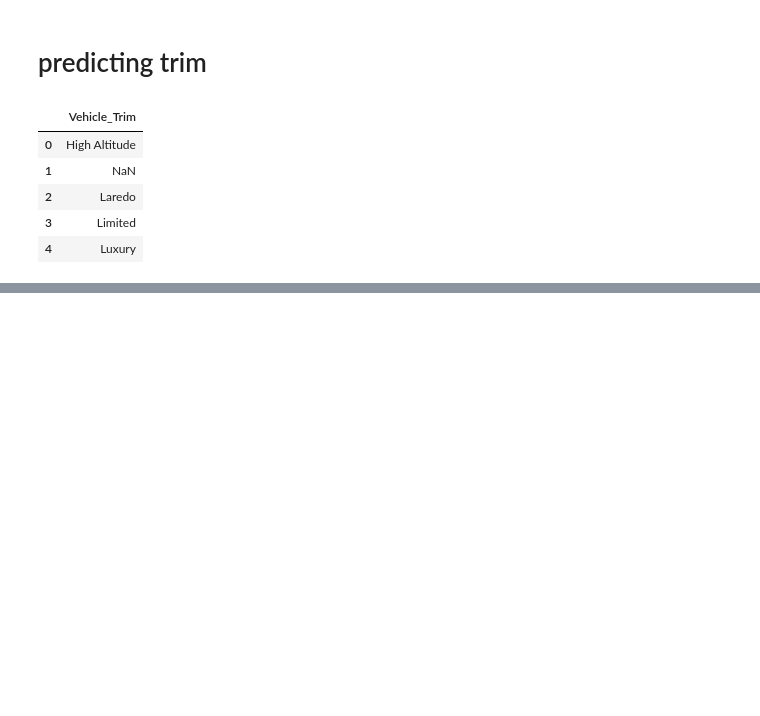
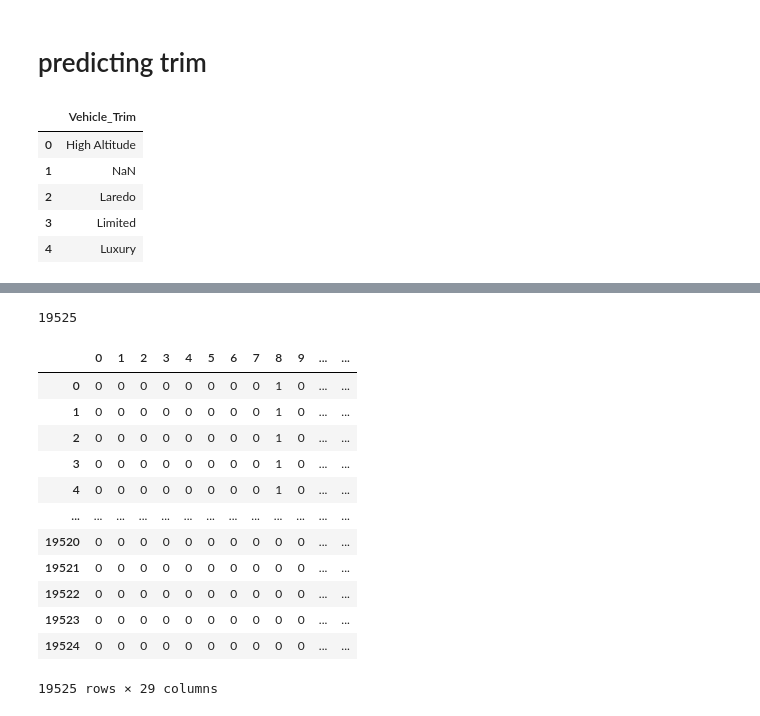
Before and after one commit to dtersegno/boeingds, a Jupyter notebook: notebooks/3_model.ipynb, the cells around one changed output, grey strips where cells are left out. Drawn from its saved outputs; the diff is of its cells as text; code cells hidden in the pictures; blank space fills up the shorter version.

```diff
--- a/notebooks/3_model.ipynb
+++ b/notebooks/3_model.ipynb
@@ -162 +206,5 @@ trims = train_trims.columns
+# %%
+len(newdf)
+# %% [output]
+19525
 # %%
@@ -172,0 +226,16 @@ model.compile(optimizer = 'adam', loss='categorical_crossentropy', metrics = ['a
+# %%
+y
+# %% [output]
+|  | 0 | 1 | 2 | 3 | 4 | 5 | 6 | 7 | 8 | 9 | ... | ... |
+| 0 | 0 | 0 | 0 | 0 | 0 | 0 | 0 | 0 | 1 | 0 | ... | ... |
+| 1 | 0 | 0 | 0 | 0 | 0 | 0 | 0 | 0 | 1 | 0 | ... | ... |
+| 2 | 0 | 0 | 0 | 0 | 0 | 0 | 0 | 0 | 1 | 0 | ... | ... |
+| 3 | 0 | 0 | 0 | 0 | 0 | 0 | 0 | 0 | 1 | 0 | ... | ... |
+| 4 | 0 | 0 | 0 | 0 | 0 | 0 | 0 | 0 | 1 | 0 | ... | ... |
+| ... | ... | ... | ... | ... | ... | ... | ... | ... | ... | ... | ... | ... |
+| 19520 | 0 | 0 | 0 | 0 | 0 | 0 | 0 | 0 | 0 | 0 | ... | ... |
+| 19521 | 0 | 0 | 0 | 0 | 0 | 0 | 0 | 0 | 0 | 0 | ... | ... |
+| 19522 | 0 | 0 | 0 | 0 | 0 | 0 | 0 | 0 | 0 | 0 | ... | ... |
+| 19523 | 0 | 0 | 0 | 0 | 0 | 0 | 0 | 0 | 0 | 0 | ... | ... |
+| 19524 | 0 | 0 | 0 | 0 | 0 | 0 | 0 | 0 | 0 | 0 | ... | ... |
+19525 rows × 29 columns
```
Also changed, not shown: parts of 16 cells of this notebook, 14 other files.
